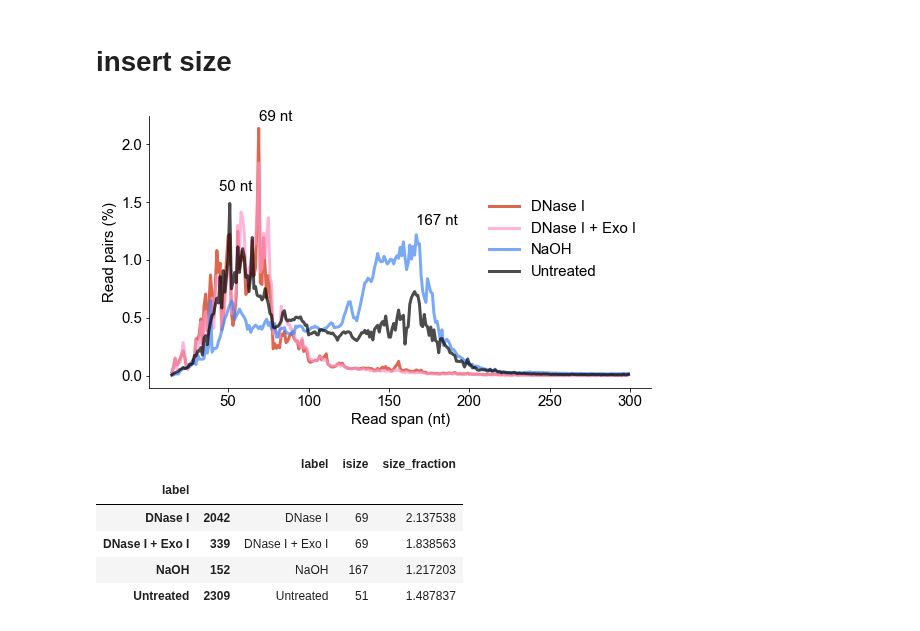
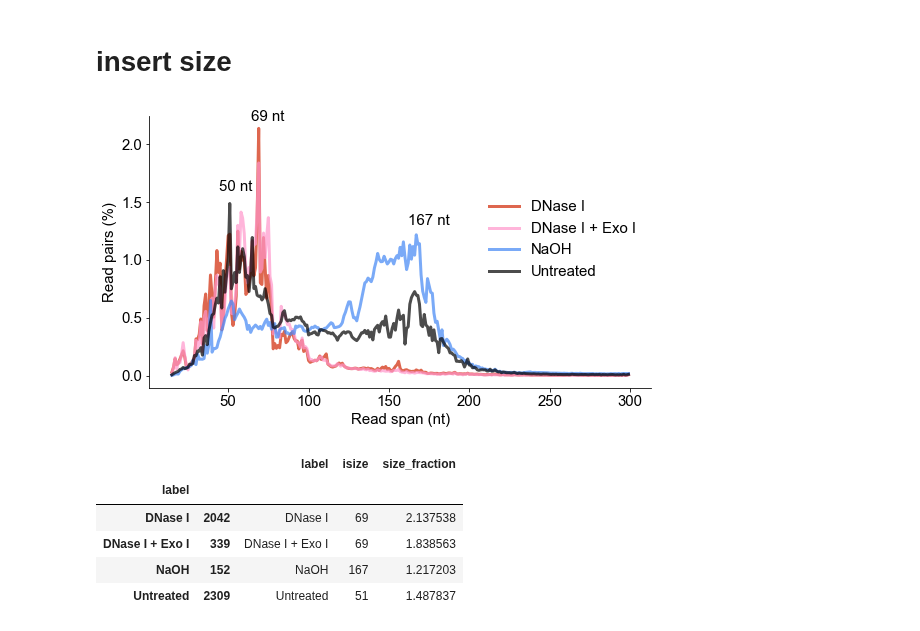
Before and after one commit to wckdouglas/cfNA, a Jupyter notebook: plots/plot_count.ipynb, the cells around one changed output. Saved outputs shown, nothing was run; the diff lists cells and outputs as text; code cells hidden in the pictures.

```diff
--- a/plots/plot_count.ipynb
+++ b/plots/plot_count.ipynb
@@ -35,16 +35,16 @@ The autoreload extension is already loaded. To reload it, use:
 # %%
 fig = plt.figure(figsize = (9,5))
 ax_insert = fig.add_subplot(111)
 idf = plot_insert(ax_insert)
 sns.despine()
 #ax_insert.set_ylim(0,2)
-ax_insert.text(69, 2.2, '69 nt', fontsize=15)
+ax_insert.text(64, 2.2, '69 nt', fontsize=15)
 ax_insert.text(44, 1.6, '50 nt', fontsize=15)
-ax_insert.text(167, 1.3, '167 nt', fontsize=15)
+ax_insert.text(162, 1.3, '167 nt', fontsize=15)
 
 fig.savefig(figure_path + '/insert_plots.pdf', bbox_inches = 'tight')
 # %% [output]
-[figure, old version]
+[figure, new version]
 # %%
 idf.groupby('label').apply(lambda d: d[d.size_fraction==d.size_fraction.max()])
 # %% [output]
```
Also changed, not shown: parts of 1 cell of this notebook, 6 other files.
